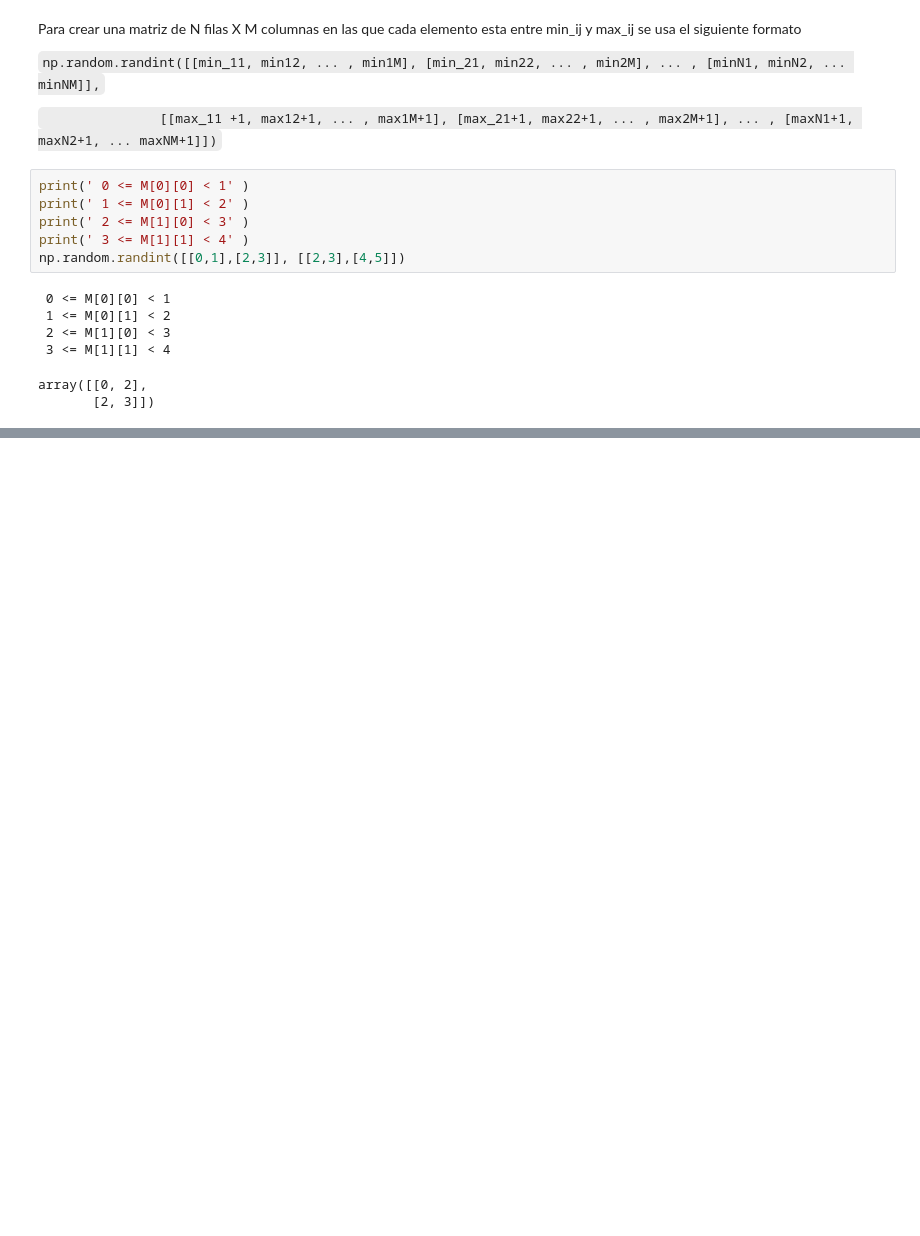
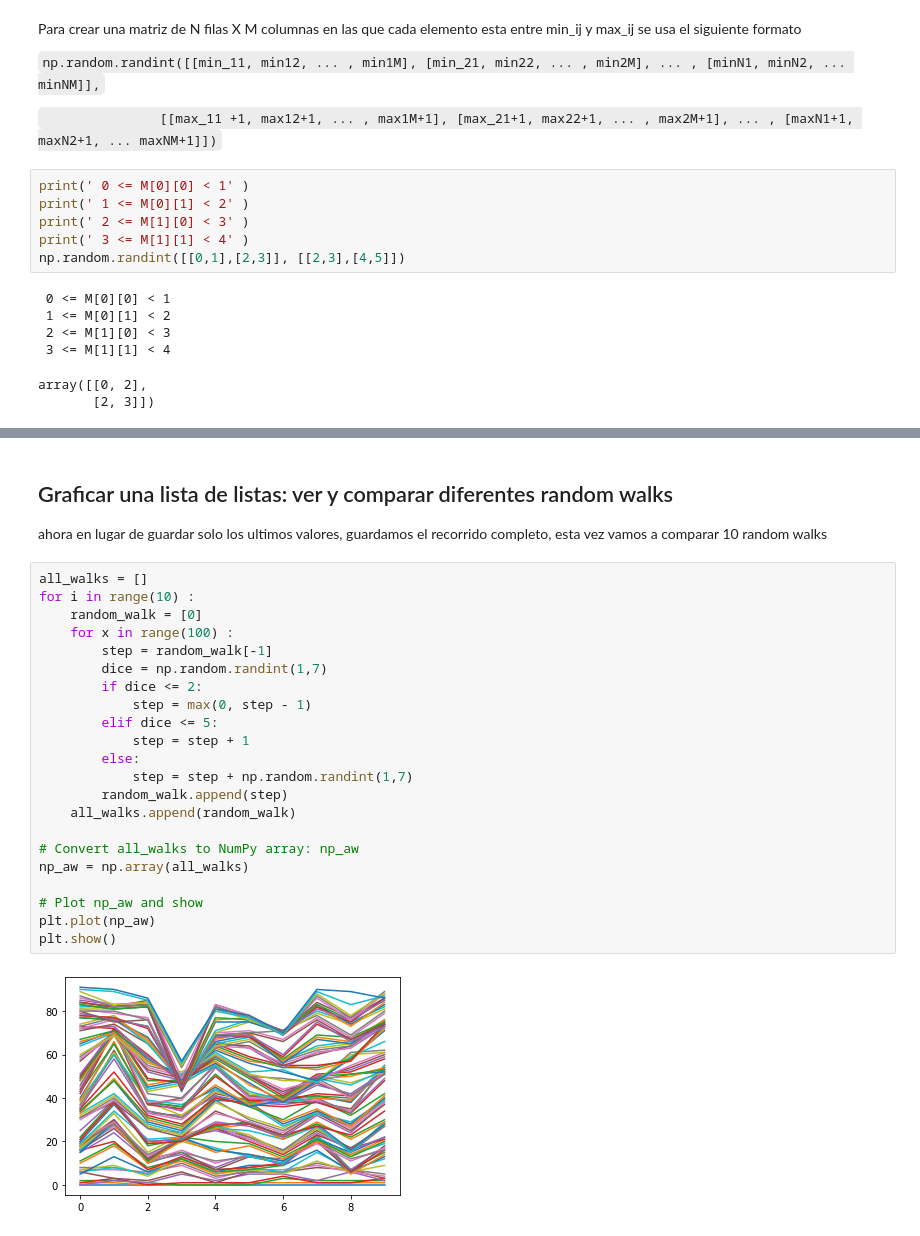
Before and after one commit to aforeroo/notebooks, a Jupyter notebook: random-numbers.ipynb, the cells around one changed output, grey strips where cells are left out. Saved outputs shown, nothing was run; the diff lists cells and outputs as text; blank space fills up the shorter version.

```diff
--- a/random-numbers.ipynb
+++ b/random-numbers.ipynb
@@ -153,0 +240,28 @@ array([[0, 2],
+# %% [markdown]
+## Graficar una lista de listas: ver y comparar diferentes random walks
+
+ahora en lugar de guardar solo los ultimos valores, guardamos el recorrido completo, esta vez vamos a comparar 10 random walks
+# %%
+all_walks = []
+for i in range(10) :
+    random_walk = [0]
+    for x in range(100) :
+        step = random_walk[-1]
+        dice = np.random.randint(1,7)
+        if dice <= 2:
+            step = max(0, step - 1)
+        elif dice <= 5:
+            step = step + 1
+        else:
+            step = step + np.random.randint(1,7)
+        random_walk.append(step)
+    all_walks.append(random_walk)
+
+# Convert all_walks to NumPy array: np_aw
+np_aw = np.array(all_walks)
+
+# Plot np_aw and show
+plt.plot(np_aw)
+plt.show()
+# %% [output]
+[figure, added]
```
Also changed, not shown: parts of 20 cells of this notebook.
